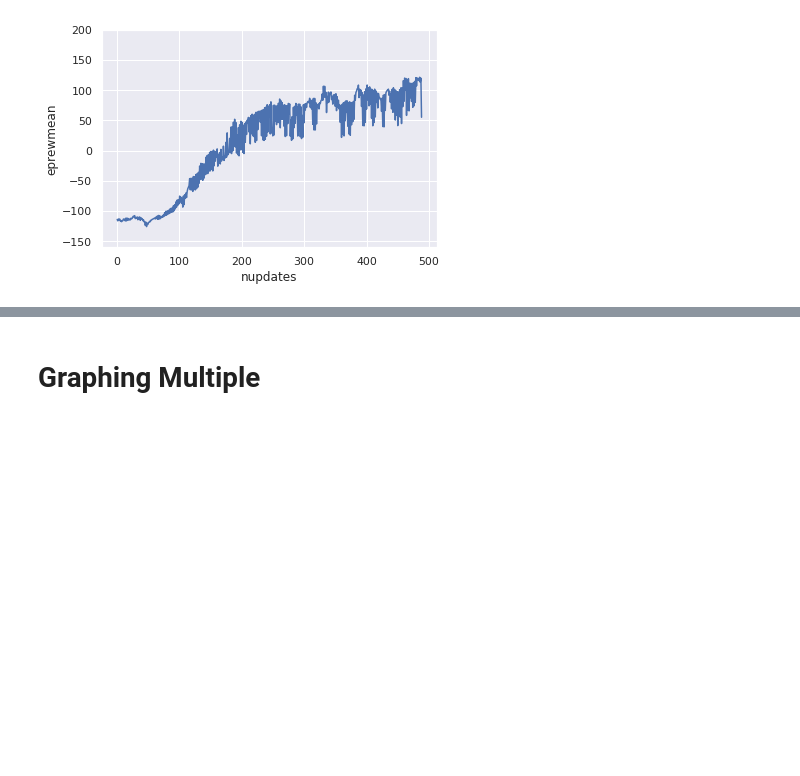
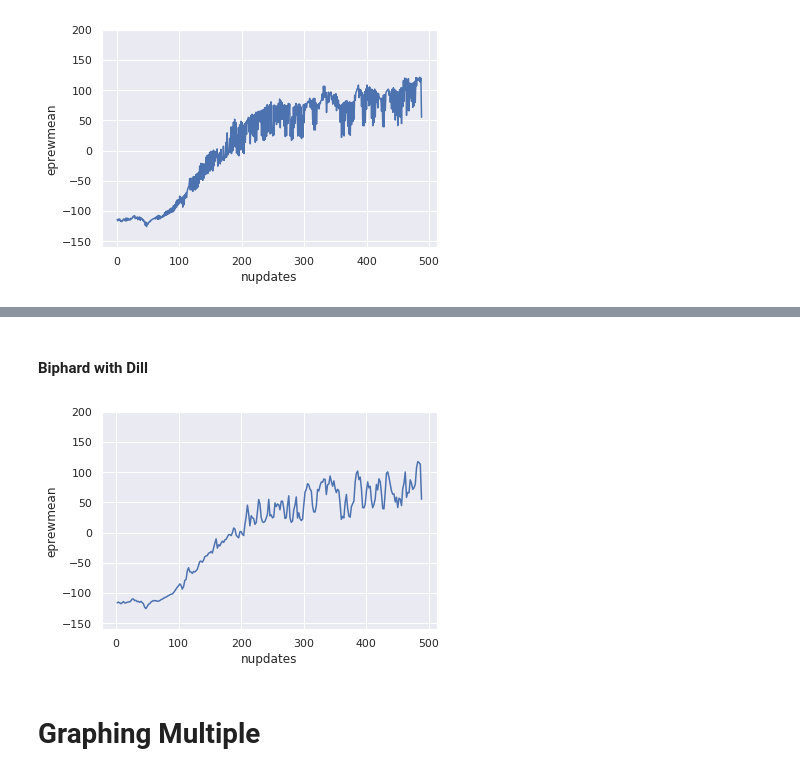
Before and after one commit to tjcdev/mlpgroup009, a Jupyter notebook: analysis/Analysis.ipynb, the cells around one changed output, grey strips where cells are left out. Drawn from its saved outputs; the diff is of its cells as text; code cells hidden in the pictures; blank space fills up the shorter version.

```diff
--- a/analysis/Analysis.ipynb
+++ b/analysis/Analysis.ipynb
@@ -143,3 +155,15 @@ sns_plot.get_figure().savefig("dilation.png",  bbox_inches = 'tight')
+# %% [markdown]
+#### Biphard with Dill
+# %%
+dill_biphard = dill.iloc[1::2, :]
+sns_plot = sns.lineplot(x="nupdates", y="eprewmean",
+             ci="explained_variance",
+             err_style="band",
+             data=dill_biphard)
+plt.ylim(-160, 200)
+plt.show()
+# %% [output]
+[figure, added]
 # %% [markdown]
 # Graphing Multiple
 # %%
```
Also changed, not shown: parts of 2 cells of this notebook.
